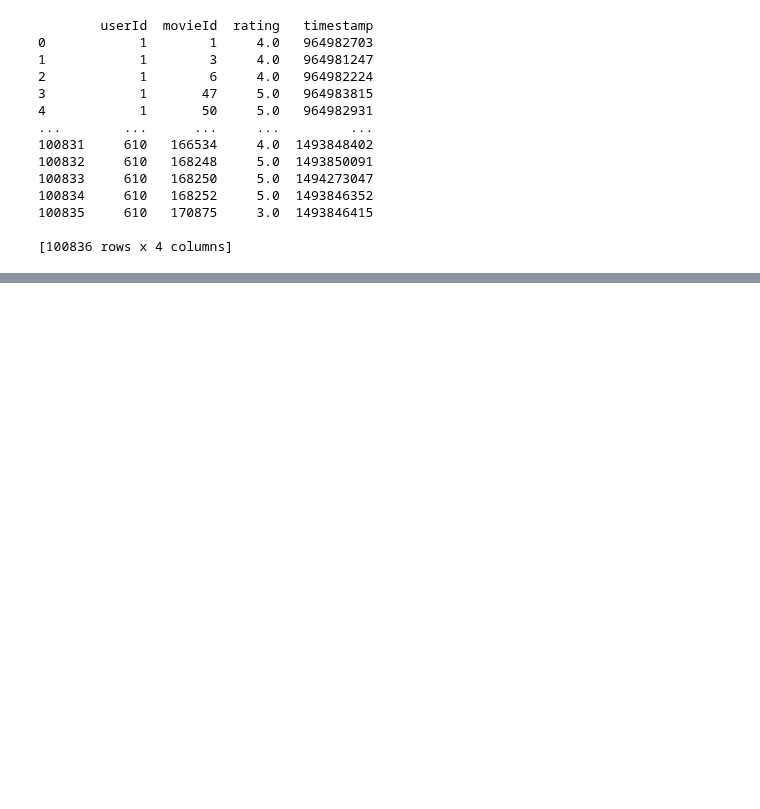
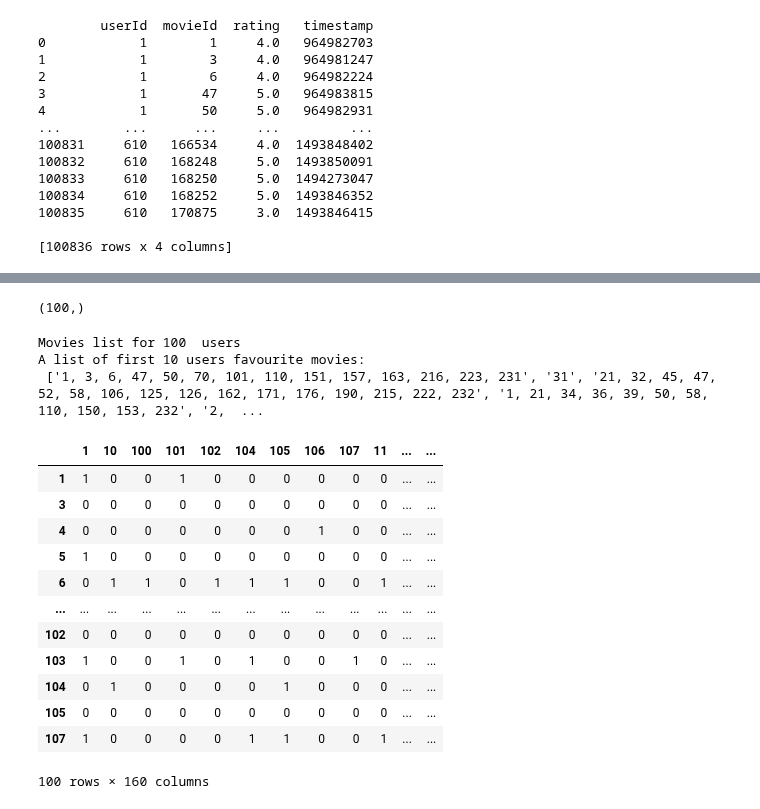
Before and after one commit to Sunthas515/420-1, a Jupyter notebook: Assessment 1C/Question1.ipynb, the cells around one changed output, grey strips where cells are left out. Saved outputs shown, nothing was run; the diff lists cells and outputs as text; code cells hidden in the pictures; blank space fills up the shorter version.

```diff
--- a/Assessment 1C/Question1.ipynb
+++ b/Assessment 1C/Question1.ipynb
@@ -126,0 +136,21 @@ user_movies.T
+# %%
+users = np.unique(users_fav_movies['userId'])
+print(users.shape)
+# %% [output]
+(100,)
+# %%
+users_movies_list = moviesListForUsers(users, users_fav_movies)
+print('Movies list for', len(users_movies_list), ' users')
+print('A list of first 10 users favourite movies: \n', users_movies_list[:10])
+# %% [output]
+Movies list for 100  users
+A list of first 10 users favourite movies:
+ ['1, 3, 6, 47, 50, 70, 101, 110, 151, 157, 163, 216, 223, 231', '31', '21, 32, 45, 47, 52, 58, 106, 125, 126, 162, 171, 176, 190, 215, 222, 232', '1, 21, 34, 36, 39, 50, 58, 110, 150, 153, 232', '2,  ...
+# %%
+def prepSparseMatrix(list_of_str):
+    # list_of_str = A list, which contain strings of users favourite movies separate by comma ",".
+    # It will return us sparse matrix and feature names on which sparse matrix is defined
+    # i.e. name of movies in the same order as the column of sparse matrix
+    cv = CountVectorizer(token_pattern = r'[^\,\ ]+', lowercase = False)
+    sparseMatrix = cv.fit_transform(list_of_str)
+    return sparseMatrix.toarray(), cv.get_feature_names()
@@ -126,0 +159,17 @@ user_movies.T
+# %%
+df_sparseMatrix = pd.DataFrame(sparseMatrix, index = users, columns = feature_names)
+df_sparseMatrix
+# %% [output]
+|  | 1 | 10 | 100 | 101 | 102 | 104 | 105 | 106 | 107 | 11 | ... | ... |
+| 1 | 1 | 0 | 0 | 1 | 0 | 0 | 0 | 0 | 0 | 0 | ... | ... |
+| 3 | 0 | 0 | 0 | 0 | 0 | 0 | 0 | 0 | 0 | 0 | ... | ... |
+| 4 | 0 | 0 | 0 | 0 | 0 | 0 | 0 | 1 | 0 | 0 | ... | ... |
+| 5 | 1 | 0 | 0 | 0 | 0 | 0 | 0 | 0 | 0 | 0 | ... | ... |
+| 6 | 0 | 1 | 1 | 0 | 1 | 1 | 1 | 0 | 0 | 1 | ... | ... |
+| ... | ... | ... | ... | ... | ... | ... | ... | ... | ... | ... | ... | ... |
+| 102 | 0 | 0 | 0 | 0 | 0 | 0 | 0 | 0 | 0 | 0 | ... | ... |
+| 103 | 1 | 0 | 0 | 1 | 0 | 1 | 0 | 0 | 1 | 0 | ... | ... |
+| 104 | 0 | 1 | 0 | 0 | 0 | 0 | 1 | 0 | 0 | 0 | ... | ... |
+| 105 | 0 | 0 | 0 | 0 | 0 | 0 | 0 | 0 | 0 | 0 | ... | ... |
+| 107 | 1 | 0 | 0 | 0 | 0 | 1 | 1 | 0 | 0 | 1 | ... | ... |
+100 rows × 160 columns
```
Also changed, not shown: parts of 16 cells of this notebook.
